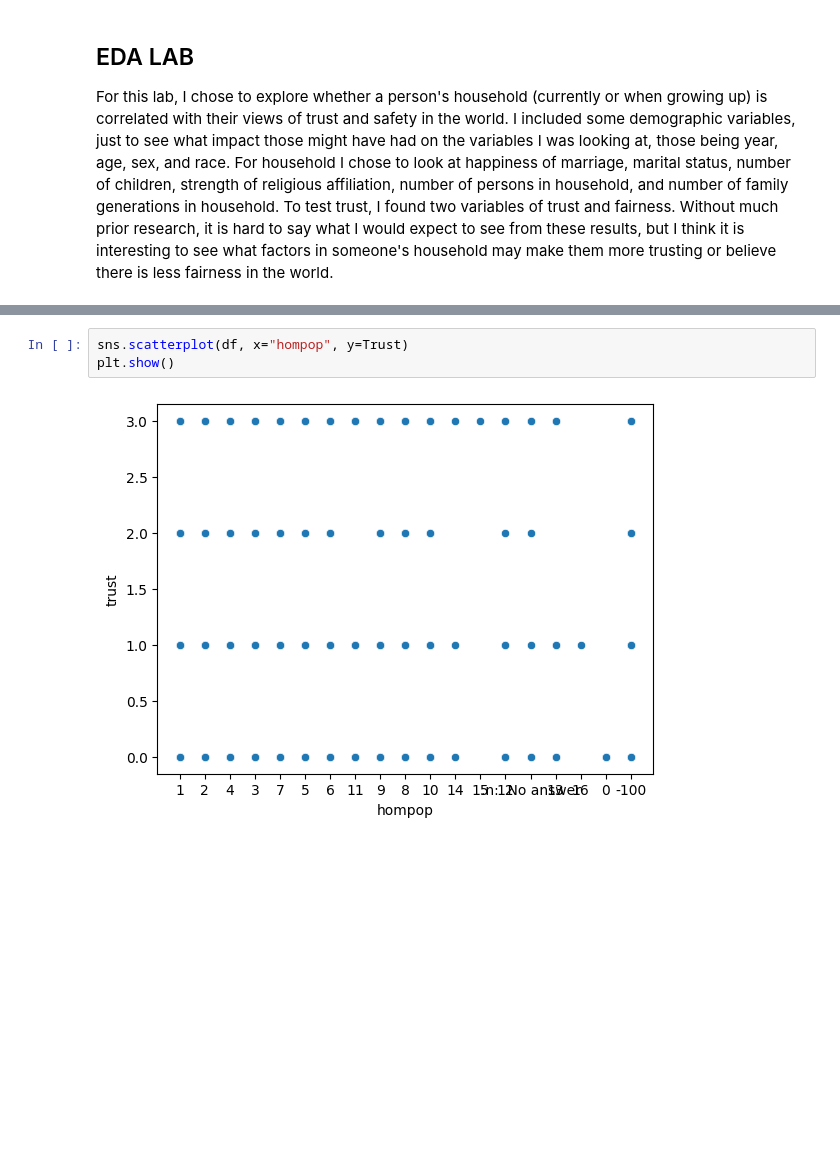
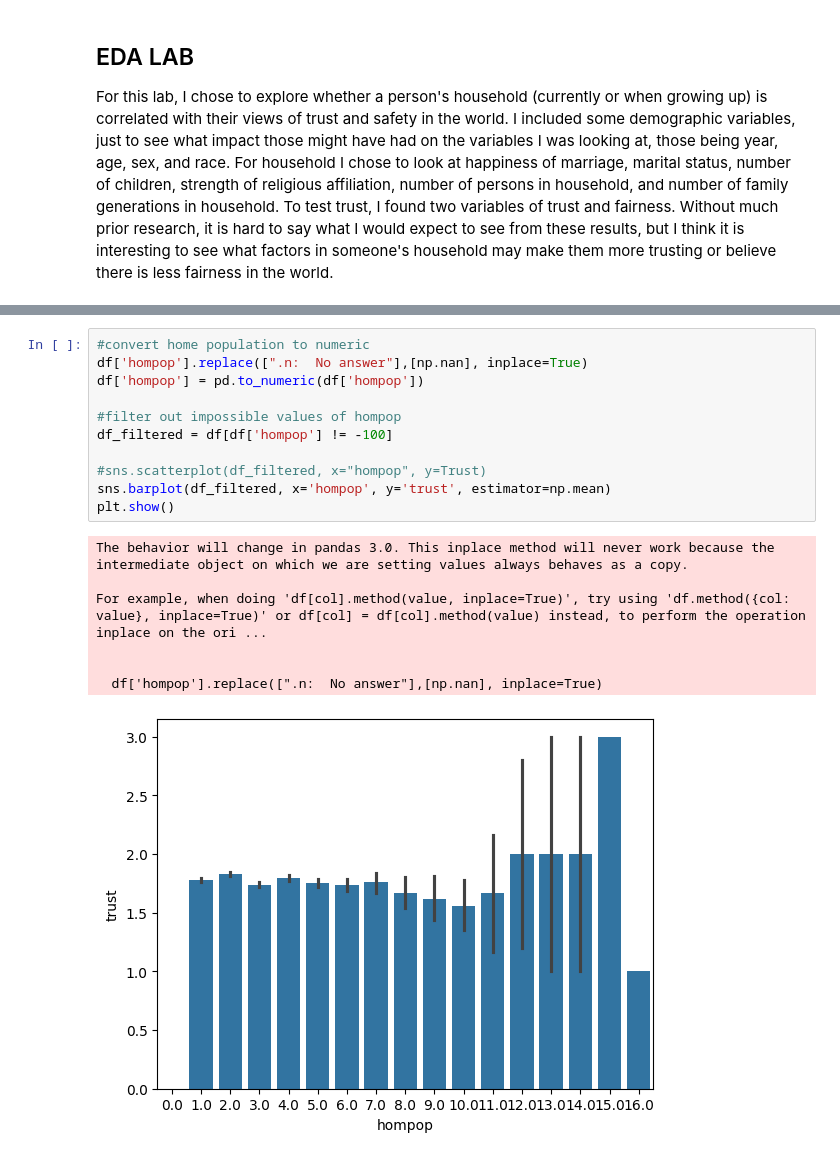
Before and after one commit to nylaup/EDA, a Jupyter notebook: lab/labwork.ipynb, the cells around one changed output, grey strips where cells are left out. Cells and saved outputs as stored; diff of their text form; blank space fills up the shorter version.

```diff
--- a/lab/labwork.ipynb
+++ b/lab/labwork.ipynb
@@ -58,5 +41,19 @@ For example, when doing 'df[col].method(value, inplace=True)', try using 'df.met
-# %%
-sns.scatterplot(df, x="hompop", y=Trust)
-plt.show()
-# %% [output]
-[figure, removed]
+# %%
+#convert home population to numeric
+df['hompop'].replace([".n:  No answer"],[np.nan], inplace=True)
+df['hompop'] = pd.to_numeric(df['hompop'])
+
+#filter out impossible values of hompop
+df_filtered = df[df['hompop'] != -100]
+
+#sns.scatterplot(df_filtered, x="hompop", y=Trust)
+sns.barplot(df_filtered, x='hompop', y='trust', estimator=np.mean)
+plt.show()
+# %% [output]
+The behavior will change in pandas 3.0. This inplace method will never work because the intermediate object on which we are setting values always behaves as a copy.
+
+For example, when doing 'df[col].method(value, inplace=True)', try using 'df.method({col: value}, inplace=True)' or df[col] = df[col].method(value) instead, to perform the operation inplace on the ori ...
+
+
+  df['hompop'].replace([".n:  No answer"],[np.nan], inplace=True)
+[figure, added]
```
Also changed, not shown: parts of 7 cells of this notebook.
